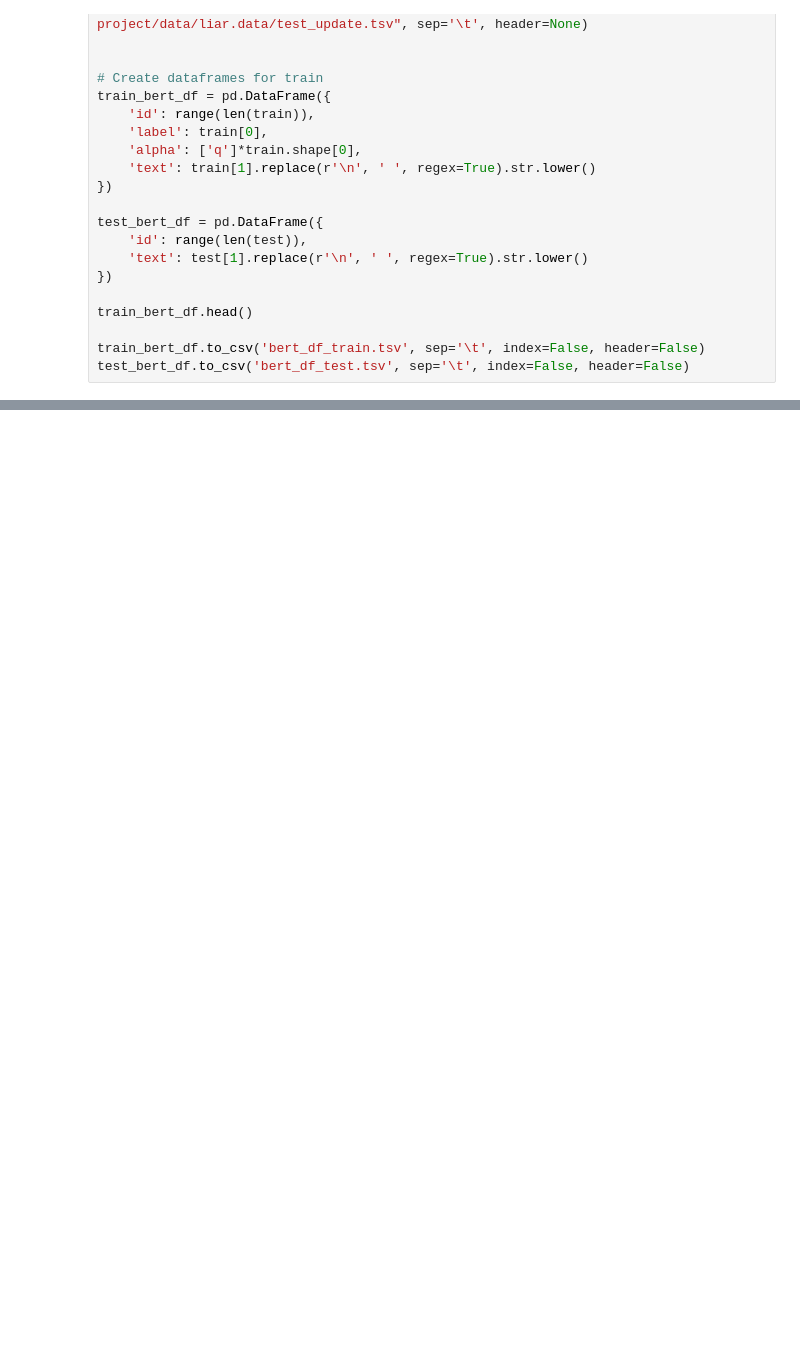
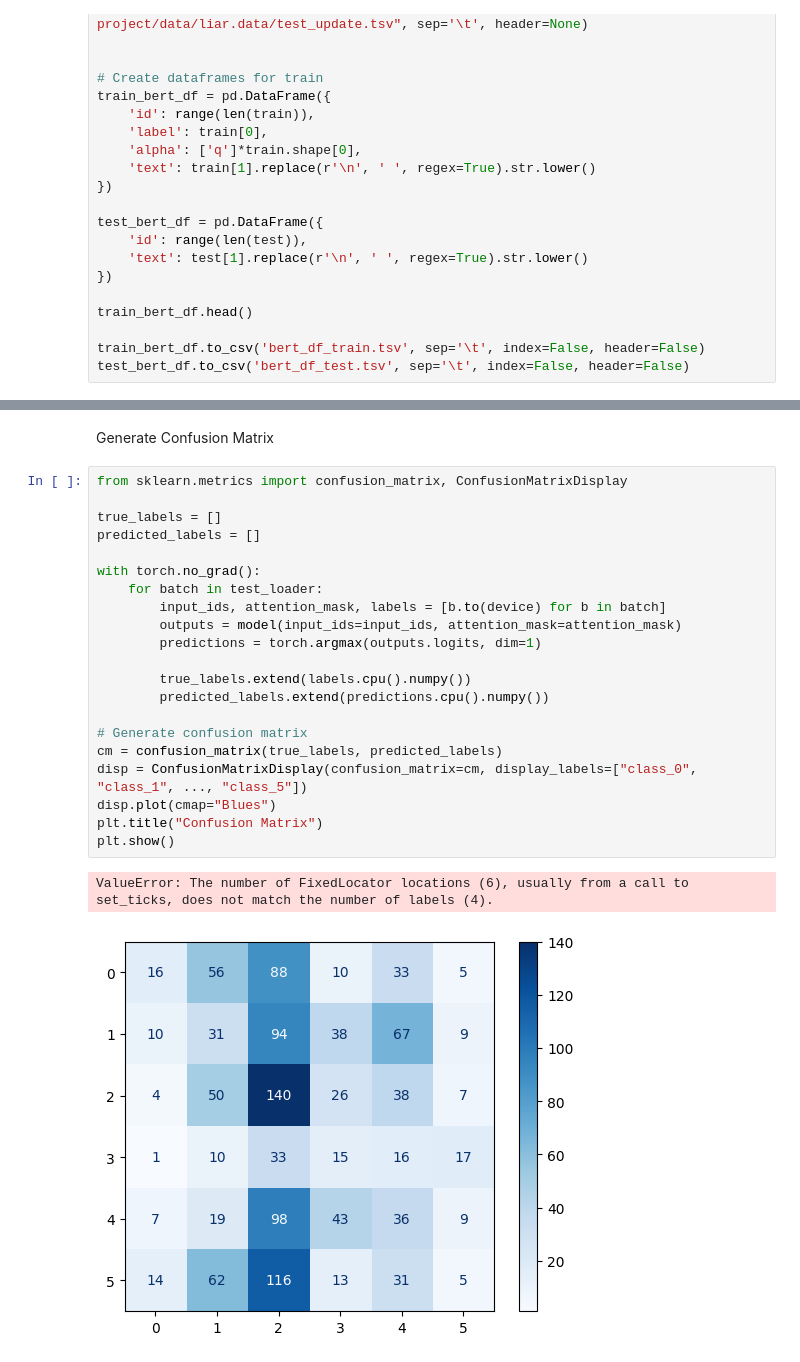
Before and after one commit to AlejandraCastaneda/nlp-final-project, a Jupyter notebook: code/model.ipynb, the cells around one changed output, grey strips where cells are left out. Saved outputs shown, nothing was run; the diff lists cells and outputs as text; blank space fills up the shorter version.

```diff
--- a/code/model.ipynb
+++ b/code/model.ipynb
@@ -221,0 +467,26 @@ CalledProcessError: Command '['python', 'C:\\Users\\alejc\\OneDrive\\Desktop\\CS
+# %% [markdown]
+Generate Confusion Matrix
+# %%
+from sklearn.metrics import confusion_matrix, ConfusionMatrixDisplay
+
+true_labels = []
+predicted_labels = []
+
+with torch.no_grad():
+    for batch in test_loader:
+        input_ids, attention_mask, labels = [b.to(device) for b in batch]
+        outputs = model(input_ids=input_ids, attention_mask=attention_mask)
+        predictions = torch.argmax(outputs.logits, dim=1)
+
+        true_labels.extend(labels.cpu().numpy())
+        predicted_labels.extend(predictions.cpu().numpy())
+
+# Generate confusion matrix
+cm = confusion_matrix(true_labels, predicted_labels)
+disp = ConfusionMatrixDisplay(confusion_matrix=cm, display_labels=["class_0", "class_1", ..., "class_5"])
+disp.plot(cmap="Blues")
+plt.title("Confusion Matrix")
+plt.show()
+# %% [output]
+ValueError: The number of FixedLocator locations (6), usually from a call to set_ticks, does not match the number of labels (4).
+[figure, added]
```
Also changed, not shown: parts of 13 cells of this notebook, 1 other file.
